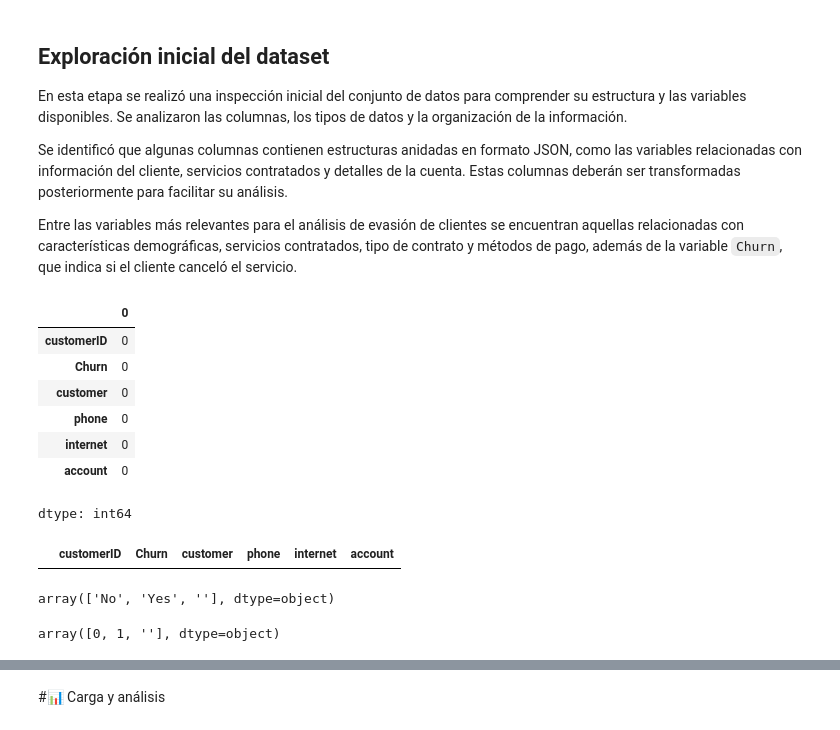
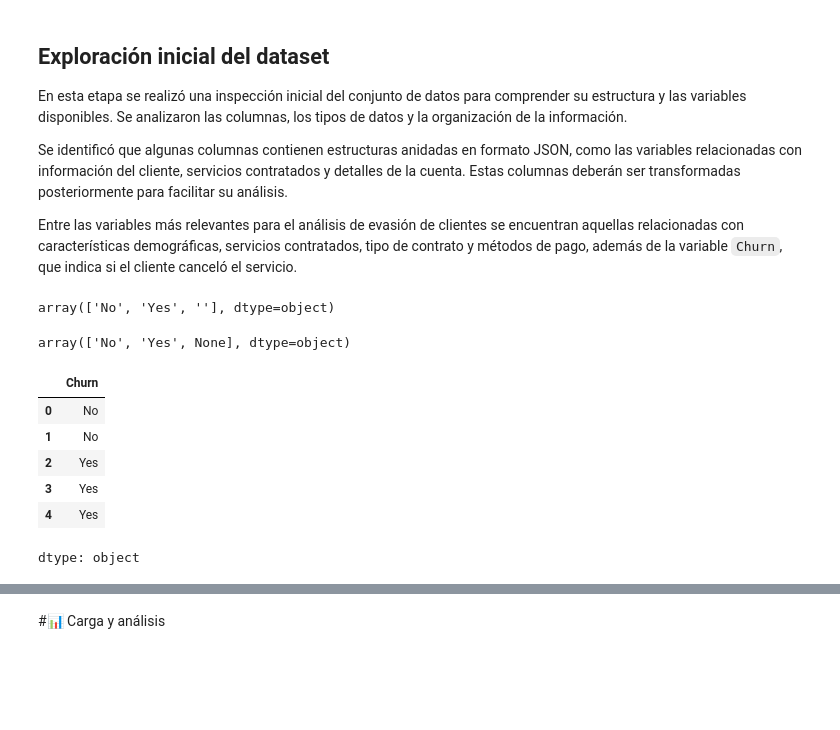
Before and after one commit to aldair27-c/TelecomX_LATAM, a Jupyter notebook: TelecomX_LATAM.ipynb, the cells around one changed output, grey strips where cells are left out. Drawn from its saved outputs; the diff is of its cells as text; code cells hidden in the pictures; blank space fills up the shorter version.

```diff
--- a/TelecomX_LATAM.ipynb
+++ b/TelecomX_LATAM.ipynb
@@ -60,29 +60,22 @@ En esta etapa se realizó una inspección inicial del conjunto de datos para com
 Se identificó que algunas columnas contienen estructuras anidadas en formato JSON, como las variables relacionadas con información del cliente, servicios contratados y detalles de la cuenta. Estas columnas deberán ser transformadas posteriormente para facilitar su análisis.
 
 Entre las variables más relevantes para el análisis de evasión de clientes se encuentran aquellas relacionadas con características demográficas, servicios contratados, tipo de contrato y métodos de pago, además de la variable `Churn`, que indica si el cliente canceló el servicio.
-# %%
-df.isnull().sum()
-# %% [output]
-|  | 0 |
-| customerID | 0 |
-| Churn | 0 |
-| customer | 0 |
-| phone | 0 |
-| internet | 0 |
-| account | 0 |
-dtype: int64
-# %%
-df[df['customerID'].duplicated()]
-# %% [output]
-|  | customerID | Churn | customer | phone | internet | account |
 # %%
 df['Churn'].unique()
 # %% [output]
 array(['No', 'Yes', ''], dtype=object)
 # %%
-df['Churn'] = df['Churn'].str.lower()
-df['Churn'] = df['Churn'].replace({'yes': 1, 'no': 0})
+df['Churn'] = df['Churn'].replace('', None)
+df['Churn'].unique()
+# %% [output]
+array(['No', 'Yes', None], dtype=object)
 # %%
-df['Churn'].unique()
+df['Churn'].head()
 # %% [output]
+|  | Churn |
+| 0 | No |
+| 1 | No |
+| 2 | Yes |
+| 3 | Yes |
+| 4 | Yes |
-array([0, 1, ''], dtype=object)
+dtype: object
```
Also changed, not shown: parts of 12 cells of this notebook.
